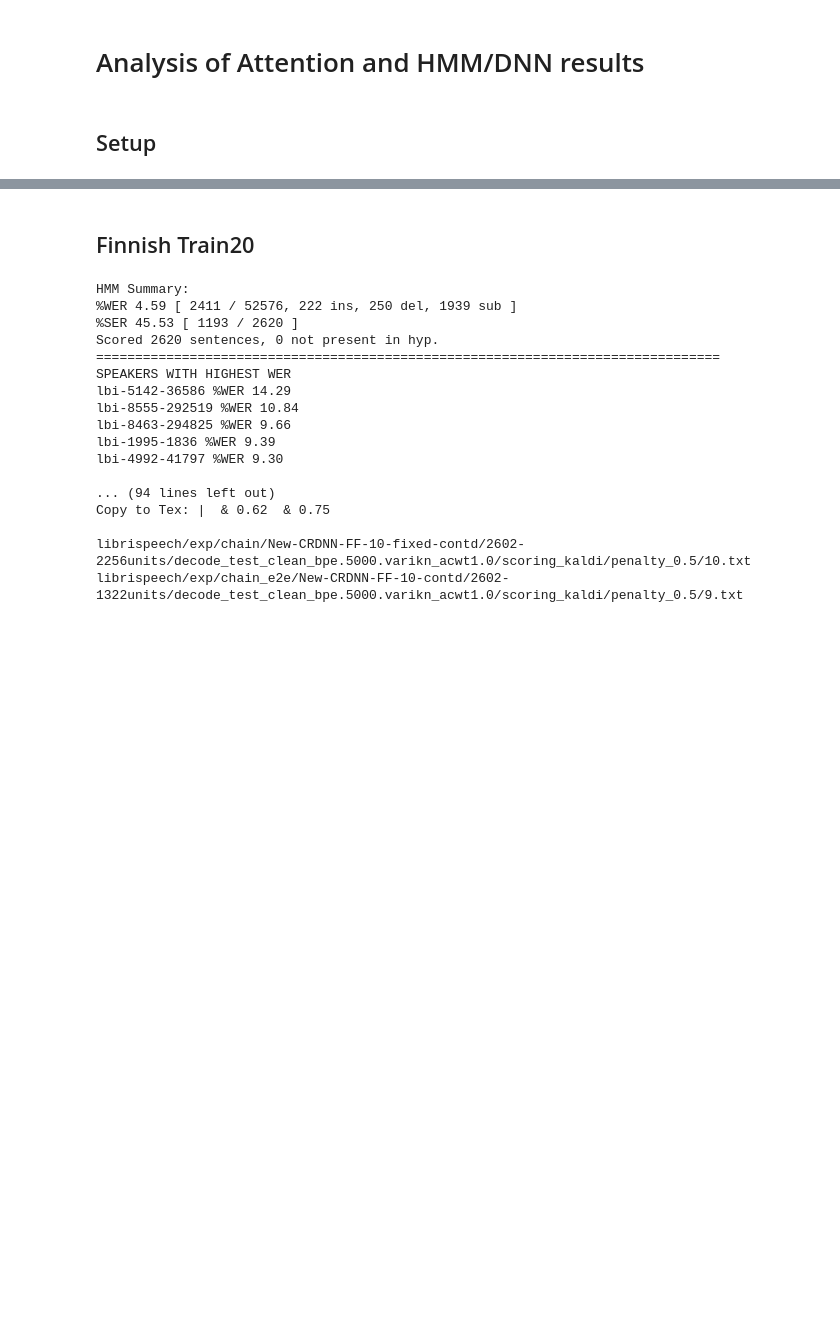
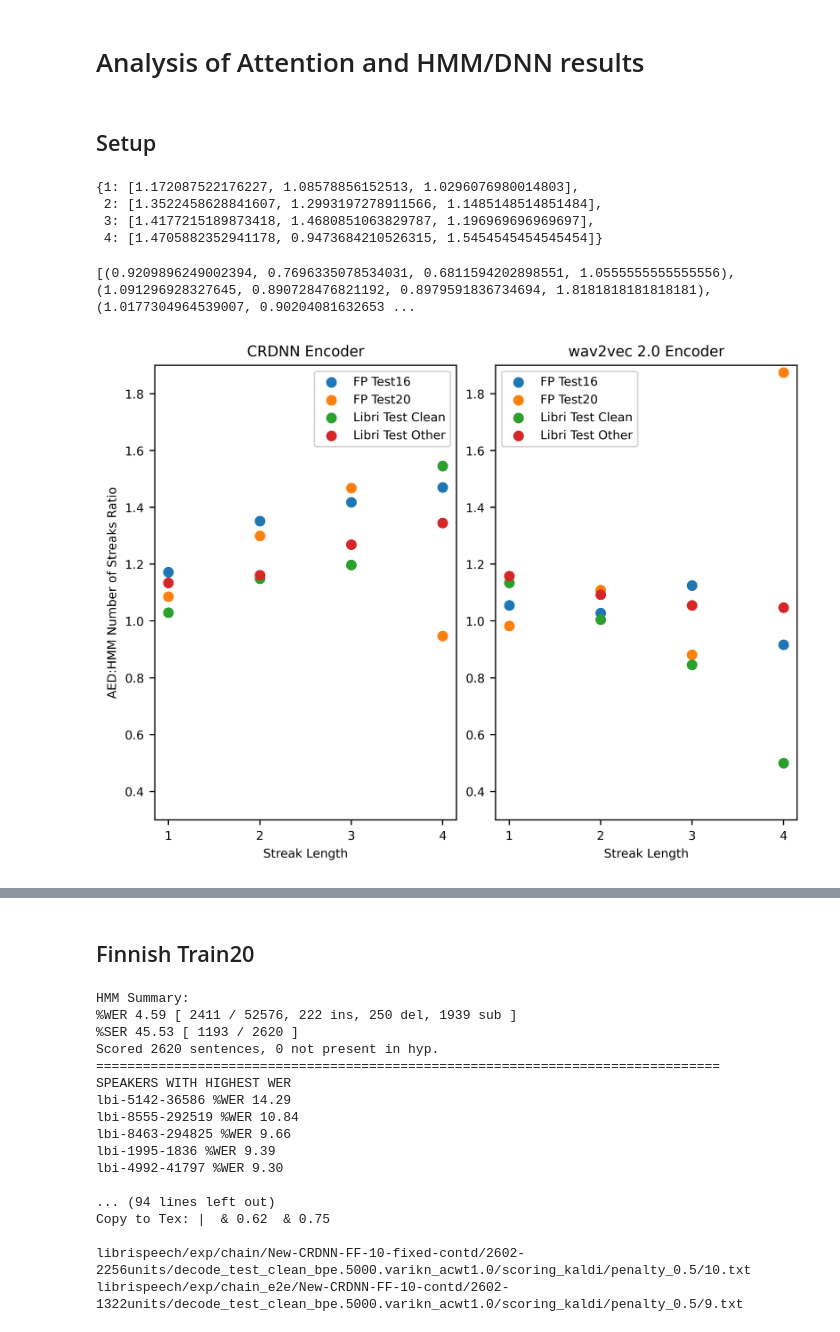
Before and after one commit to Gastron/attn-hmm-jrnl-analysis-notebook, a Jupyter notebook: Analysis-General.ipynb, the cells around one changed output, grey strips where cells are left out. Cells and saved outputs as stored; diff of their text form; code cells hidden in the pictures; blank space fills up the shorter version.

```diff
--- a/Analysis-General.ipynb
+++ b/Analysis-General.ipynb
@@ -328,0 +382,5 @@ def analyse_edit_streaks(ref, hmm, aed):
+# %%
+max_streak=4
+ratios_crdnn_trans = {streak_len: [] for streak_len in range(1,max_streak+1)}
+# %%
+ratios_w2v2_trans = {streak_len: [] for streak_len in range(1,max_streak+1)}
@@ -328,0 +399,40 @@ def analyse_edit_streaks(ref, hmm, aed):
+# %%
+ratios_crdnn_trans
+# %% [output]
+{1: [1.172087522176227, 1.08578856152513, 1.0296076980014803],
+ 2: [1.3522458628841607, 1.2993197278911566, 1.1485148514851484],
+ 3: [1.4177215189873418, 1.4680851063829787, 1.196969696969697],
+ 4: [1.4705882352941178, 0.9473684210526315, 1.5454545454545454]}
+# %%
+print(list(zip(*list(ratios.values()))))
+# %% [output]
+[(0.9209896249002394, 0.7696335078534031, 0.6811594202898551, 1.0555555555555556), (1.091296928327645, 0.890728476821192, 0.8979591836734694, 1.8181818181818181), (1.0177304964539007, 0.90204081632653 ...
+# %%
+fig, (ax_crdnn, ax_w2v2) = plt.subplots(1,2,layout="constrained")
+ratio_values_crdnn = list(zip(*list(ratios_crdnn_trans.values())))
+ratio_values_w2v2 = list(zip(*list(ratios_w2v2_trans.values())))
+datasets = ["FP Test16", "FP Test20", "Libri Test Clean", "Libri Test Other"]
+
+crdnn_plots = []
+for values in ratio_values_crdnn:
+    crdnn_plots.append(ax_crdnn.scatter(range(1,5), values))
+w2v2_plots = []
+for values in ratio_values_w2v2:
+    w2v2_plots.append(ax_w2v2.scatter(range(1,5), values))
+
+ax_crdnn.set_xticks([1,2,3,4])
+ax_w2v2.set_xticks([1,2,3,4])
+ax_crdnn.set_ylim([0.3,1.9])
+ax_w2v2.set_ylim([0.3,1.9])
+
+ax_crdnn.legend(crdnn_plots, datasets)
+ax_w2v2.legend(w2v2_plots, datasets)
+ax_crdnn.set_xlabel("Streak Length")
+ax_w2v2.set_xlabel("Streak Length")
+ax_crdnn.set_ylabel("AED:HMM Number of Streaks Ratio")
+ax_crdnn.set_title("CRDNN Encoder")
+ax_w2v2.set_title("wav2vec 2.0 Encoder")
+
+fig.savefig("./figures/edit_streaks.png")
+# %% [output]
+[figure, added]
```
Also changed, not shown: parts of 12 cells of this notebook.
